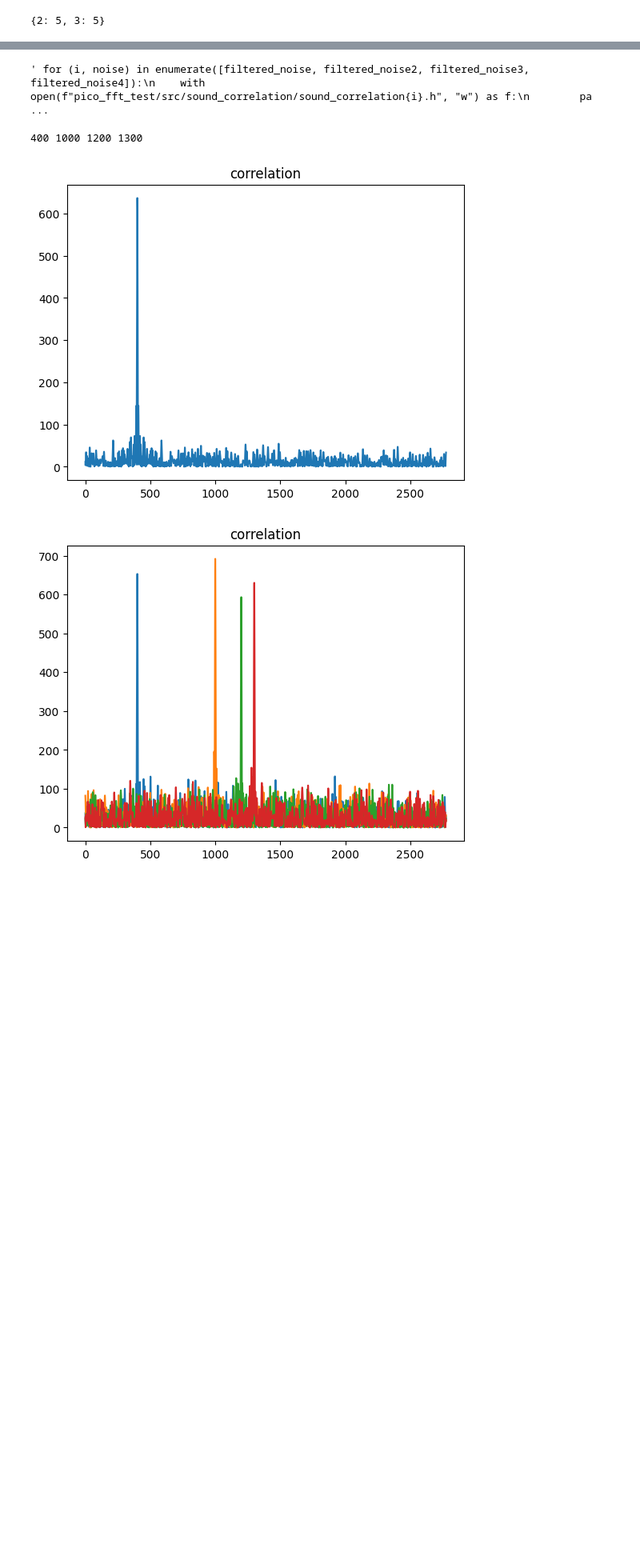
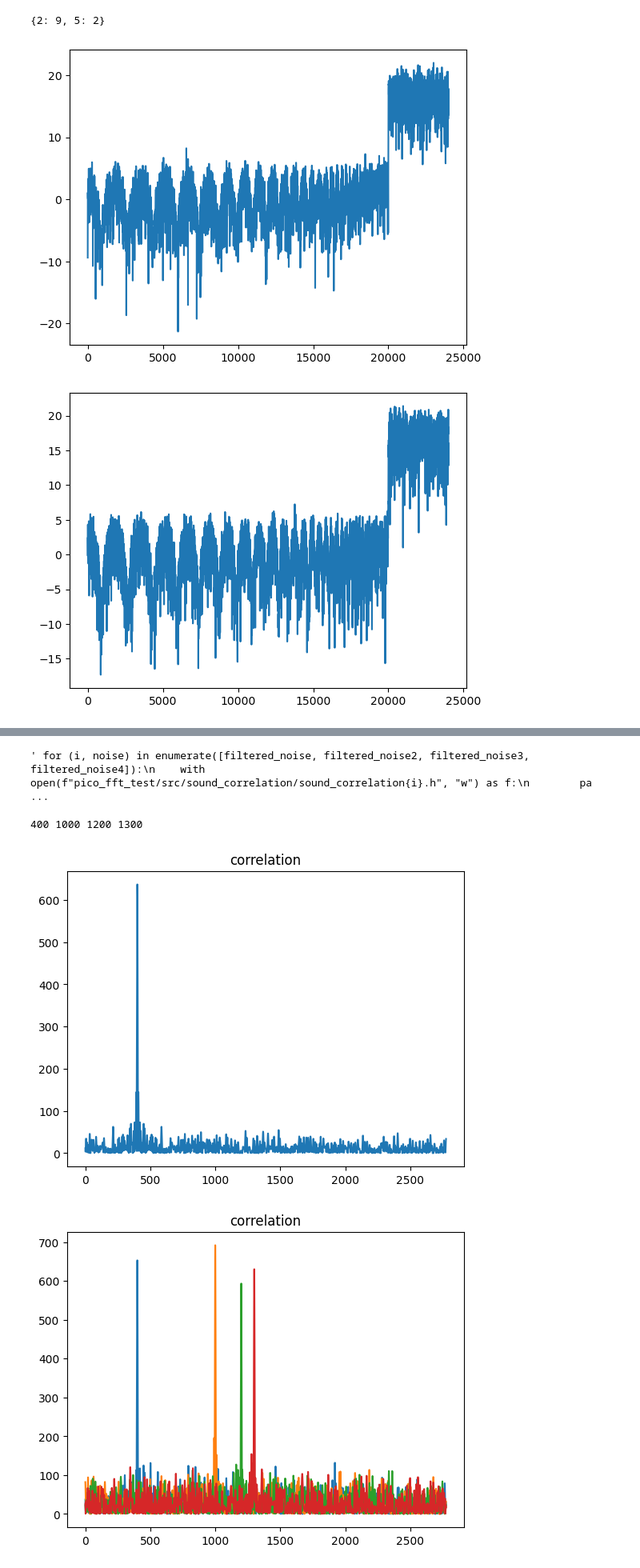
Before and after one commit to autocart-capstone/autocart, a Jupyter notebook: SourceCodes/sound_localization/misc/playground.ipynb, the cells around one changed output, grey strips where cells are left out. Shown: that part at 80% size. Saved outputs shown, nothing was run; the diff lists cells and outputs as text; code cells hidden in the pictures; blank space fills up the shorter version.

```diff
--- a/SourceCodes/sound_localization/misc/playground.ipynb
+++ b/SourceCodes/sound_localization/misc/playground.ipynb
@@ -23,13 +23,13 @@ Ts = 1 / Fs
 # White noise length
 noise_dur_s = 0.2
 #Nw = int(noise_dur_s * Fs )
-Nw = 5000
+Nw = 10000
 # Nw needs to be > 3000 (empirical tests)
 
 
 # Rec length needs to be Nw + around 20m? worth of sample time
 # (20m / 343 m/s) * 48000 = around 2800 samples
-record_len = Nw + 2776
+record_len = Nw + 2800
 
 valid_correlation_len = record_len - Nw + 1
 # length of noise will be padded with zeros to get the same size (to make the multiplication in FFT domain possible)
@@ -45,16 +45,19 @@ factors.pop(3, None)
 factors.pop(5, None)
 assert(len(factors) == 0)
 # %% [output]
-{2: 5, 3: 5}
+{2: 9, 5: 2}
 # %%
 import numpy as np
 import matplotlib.pyplot as plt
 import scipy as sp
 
 # FIR filter
-filter_order = 1000001
+filter_order = 100
 cutoffs = [20000, 24000]
-fir_coeff = sp.signal.firwin(filter_order, cutoffs[0], pass_zero='highpass', window='hann', fs=Fs)
+#cutoffs = [1000, 10000]
+#fir_coeff = sp.signal.firwin(filter_order, cutoffs[0], pass_zero='highpass', window='hann', fs=Fs)
+sos_filt = sp.signal.cheby2(filter_order, 100, cutoffs[0], btype='highpass', fs=Fs, output='sos')
+#fir_coeff = sp.signal.firwin(filter_order, cutoffs, pass_zero='bandpass', window='hann', fs=Fs)
 #sp.signal.freqz(fir_coeff, plot=lambda w, h: plt.plot(w*Fs/np.pi/2, 10 * np.log10(np.abs(h))))
 #plt.show()
 
@@ -65,37 +68,41 @@ def make_noise(seed):
     white_noise = rng.uniform(-1, 1, size=Nw)
     #white_noise = rng.integers(-1, 2, size=Nw)
     #white_noise = rng.integers(2, size=Nw)*2 - 1
     #white_noise = np.cbrt(rng.uniform(-1, 1, size=Nw))
     # plot filter
 
 
     # Applying the FIR filter to the white noise
-    filtered_noise = sp.signal.convolve(white_noise, fir_coeff, mode='same')
+    #filtered_noise = sp.signal.convolve(white_noise, fir_coeff, mode='same')
+    filtered_noise = sp.signal.sosfilt(sos_filt, white_noise)
 
     # plot noise
-    #noise_fft = sp.fft.rfft(filtered_noise)
-    #n=len(noise_fft)
-    #f = np.arange(n)*Fs/n
-    #plt.figure()
-    #plt.plot(f, 10 * np.log10(np.abs(noise_fft)))
-    #plt.show()
+    noise_fft = sp.fft.rfft(filtered_noise)
+    n=len(noise_fft)
+    f = np.arange(n)*Fs/n/2
+    plt.figure()
+    plt.plot(f, 10 * np.log10(np.abs(noise_fft)))
+    plt.show()
 
     return filtered_noise / max(filtered_noise)
 
 def find_best():
     #best = [(349.86595152077996, 570), (341.6711598993898, 797), (339.4818560786098, 914), (333.3386605738086, 564)] normal cbrt
     #best = [(636.9564723016721, 564), (625.8389302895939, 661), (611.8865163886235, 711), (606.0413846722969, 932)] uniform
     best = [(0, -1)]*4
     for i in range(1000):
         noise = make_noise(i)
         m = np.sum(noise**2)
         for j in range(4):
             if m > best[j][0]:
                 best[j] = (m, i)
                 break
     print(best)
 #find_best()
 filtered_noise = make_noise(564)
 filtered_noise2 = make_noise(661)
 filtered_noise3 = make_noise(711)
 filtered_noise4 = make_noise(932)
+# %% [output]
+[figure, added]
+[figure, added]
```
Also changed, not shown: parts of 2 cells of this notebook, 13 other files.
